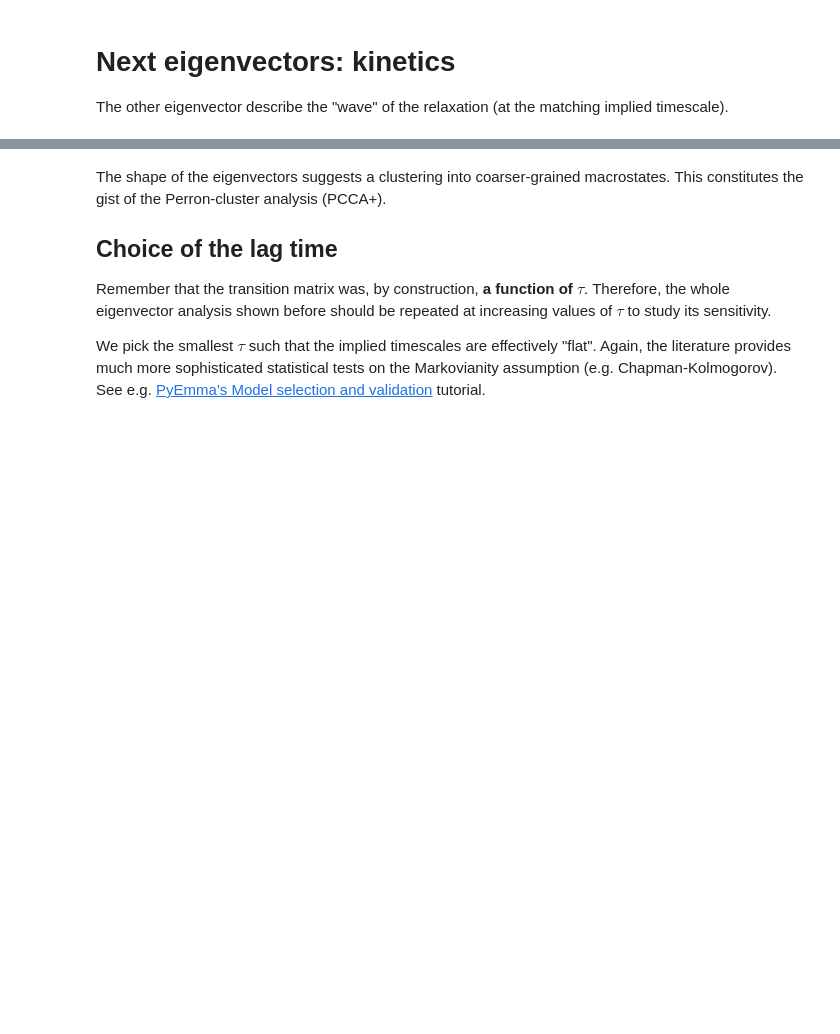
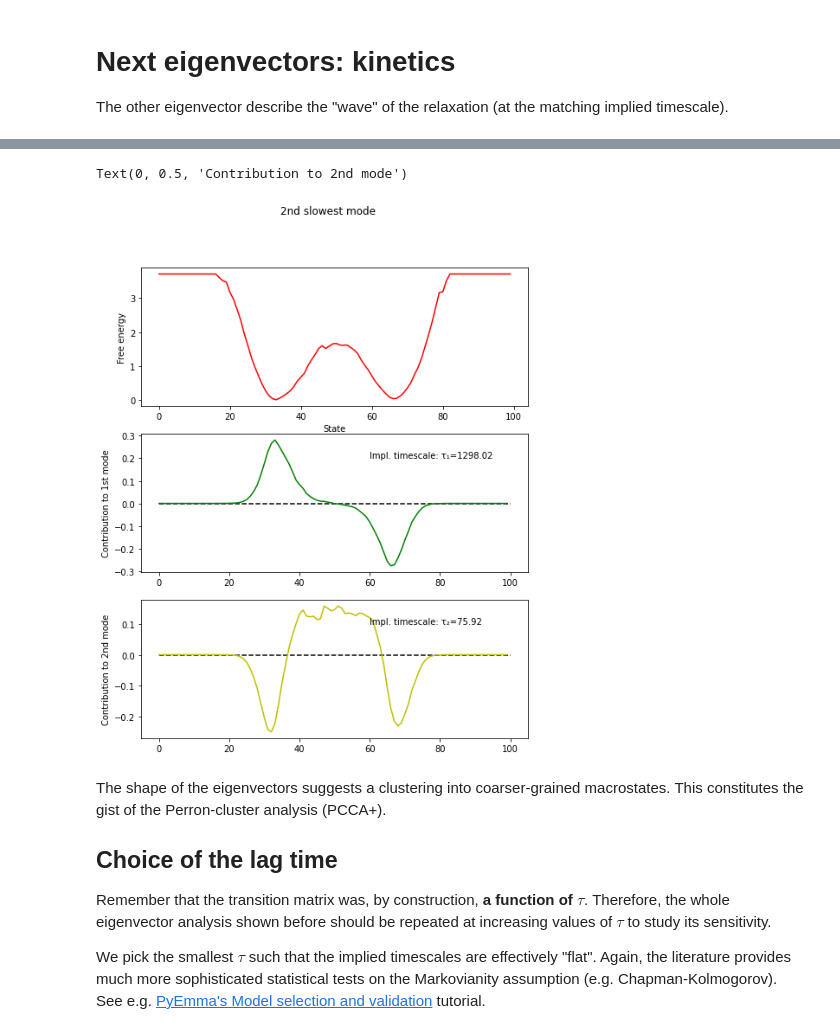
Before and after one commit to giorginolab/2020-Markov-Tutorial-BCN, a Jupyter notebook: Markov_Tutorial_BCN_2020.ipynb, the cells around one changed output, grey strips where cells are left out. Cells and saved outputs as stored; diff of their text form; code cells hidden in the pictures; blank space fills up the shorter version.

```diff
--- a/Markov_Tutorial_BCN_2020.ipynb
+++ b/Markov_Tutorial_BCN_2020.ipynb
@@ -382,3 +356,24 @@ Text(0.5, 0, 'State')
+# %%
+ev2 = np.real(eve[:,2])
+
+fig, axs = plt.subplots(3, figsize=(8,10))
+
+axs[0].plot(ev0dg, 'r')
+axs[0].set_ylabel("Free energy")
+axs[0].set_xlabel("State")
+
+axs[1].plot(ev1, 'g')
+axs[1].hlines(0,xmin=0,xmax=100,linestyles="dashed")
+axs[1].annotate(f"Impl. timescale: τ₁={taus[1]:.2f}",(60,.2))
+axs[1].set_ylabel("Contribution to 1st mode")
+
+axs[2].plot(ev2, 'y')
+axs[2].hlines(0,xmin=0,xmax=100,linestyles="dashed")
+axs[2].annotate(f"Impl. timescale: τ₂={taus[2]:.2f}",(60,.1))
+axs[2].set_ylabel("Contribution to 2nd mode")
+# %% [output]
+Text(0, 0.5, 'Contribution to 2nd mode')
+[figure, added]
 # %% [markdown]
 
 The shape of  the eigenvectors suggests
```
Also changed, not shown: parts of 21 cells of this notebook.
